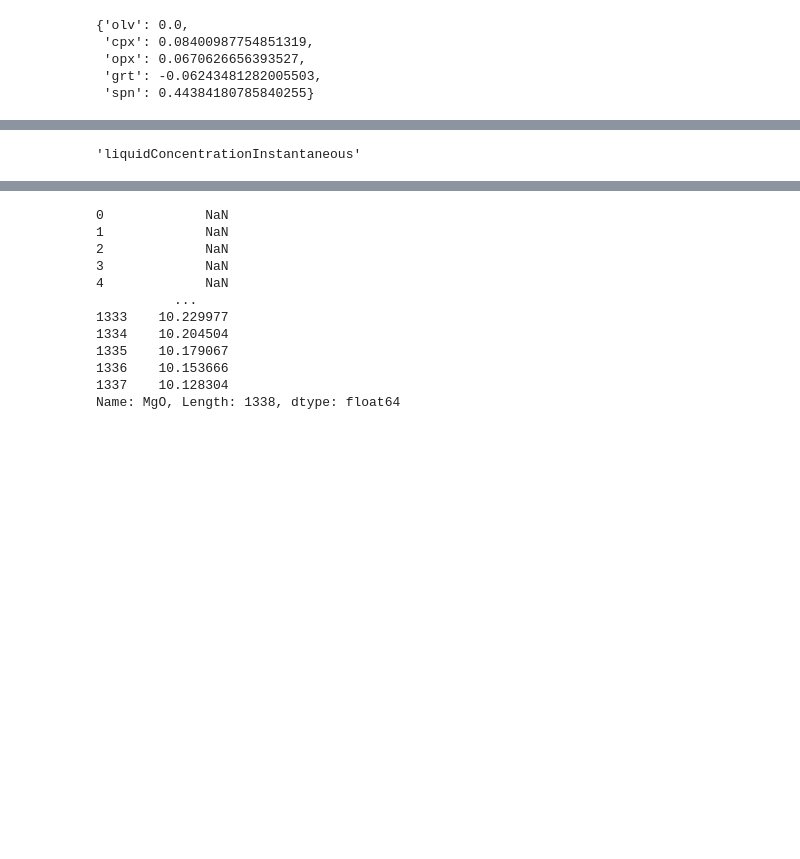
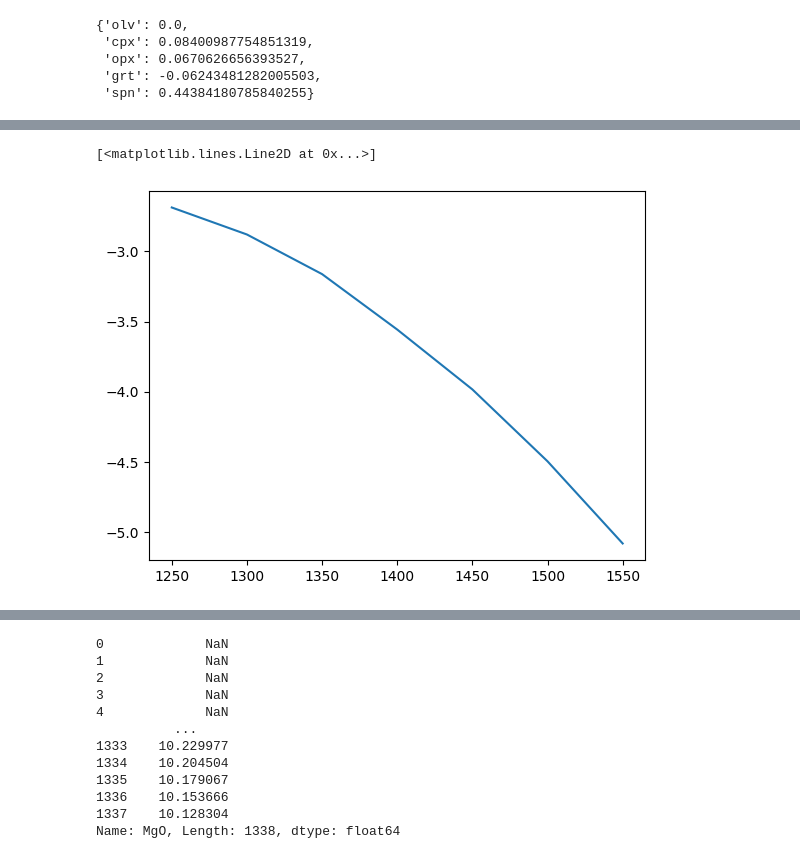
Before and after one commit to simonwmatthews/pyMelt, a Jupyter notebook: dev/stableisotopeengine.ipynb, the cells around one changed output, grey strips where cells are left out. Saved outputs shown, nothing was run; the diff lists cells and outputs as text; code cells hidden in the pictures; blank space fills up the shorter version.

```diff
--- a/dev/stableisotopeengine.ipynb
+++ b/dev/stableisotopeengine.ipynb
@@ -125,5 +161,31 @@ liq_d26Mg   -0.305775
 dtype: float64
-# %%
-column._composition_variable_type['lz']['liq_MgO'].split('_')[0]
-# %% [output]
-'liquidConcentrationInstantaneous'
+# %%
+Tps = [1250, 1300, 1350, 1400, 1450, 1500, 1550]
+d26Mg = []
+
+for i in range(len(Tps)):
+    col = mantle.adiabaticMelt(Tps[i])
+    col.calculateChemistry(elements={'lz': {'MgO': np.nan,
+                                           'FeO': np.nan},
+                                    'px': {'MgO': np.nan,
+                                           'FeO': np.nan},
+                                    },
+                          method='phase_diagram_major',
+                          phaseDiagram={'lz': phasediag_klb1,
+                                        'px': phasediag_kg1})
+    col.calculateMineralProportions(method='phase_diagram_major',
+                                   phaseDiagram={'lz': phasediag_klb1,
+                                                 'px': phasediag_kg1})
+    col.calculateStableIsotopes('MgO', fractionationFactors, 'd26Mg',
+                               bulk={'lz': -0.24, 'px':-0.26},
+                               fractionalExtraction=True, parameter='delta', )
+
+    mor = m.geosettings.spreadingCentre(col)
+    d26Mg.append(mor.chemistry.d26Mg)
+# %%
+f, a = plt.subplots()
+
+a.plot(Tps, d26Mg)
+# %% [output]
+[<matplotlib.lines.Line2D at 0x...>]
+[figure, added]
```
Also changed, not shown: parts of 8 cells of this notebook, 3 other files.
